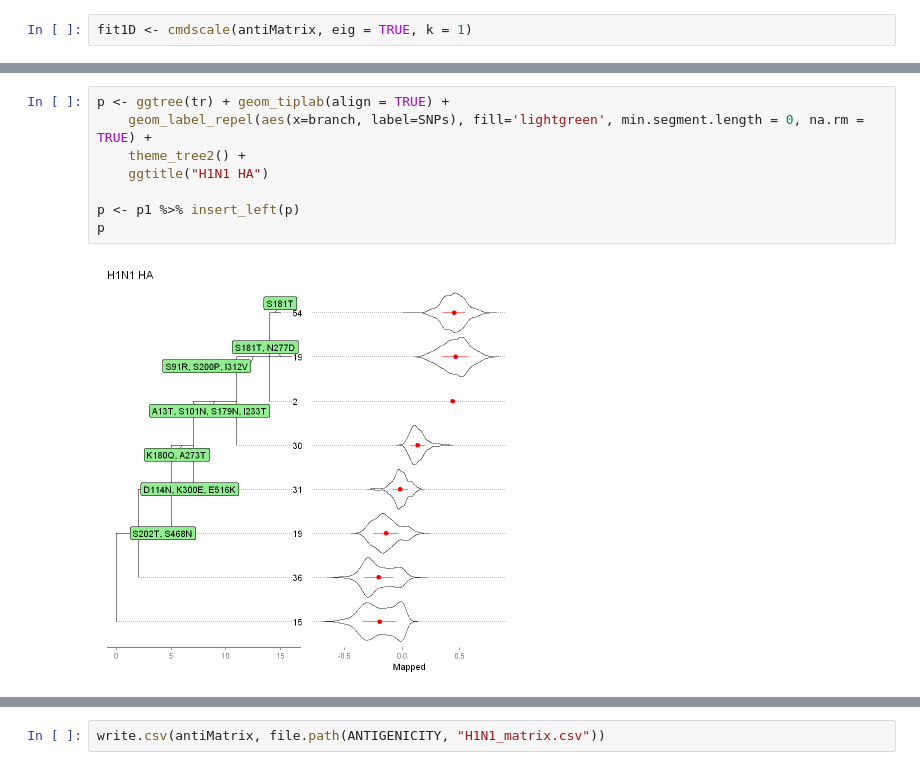
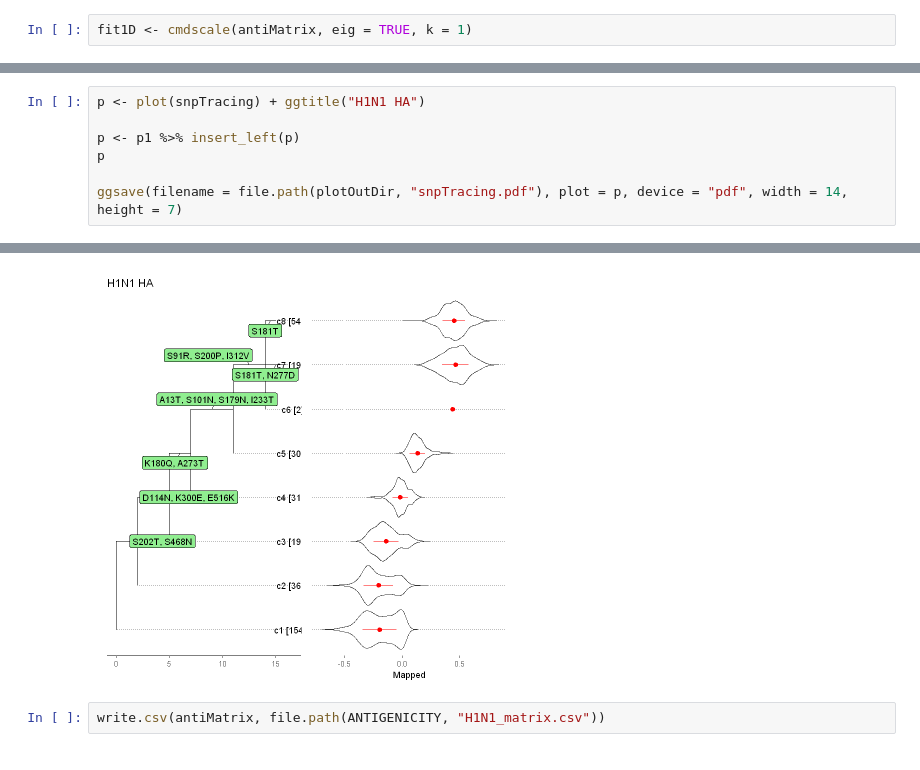
Before and after one commit to Takkoona/phyloColoring, a Jupyter notebook: 1.3_re-emerging_virus.ipynb, the cells around one changed output, grey strips where cells are left out. Drawn from its saved outputs; the diff is of its cells as text.

```diff
--- a/1.3_re-emerging_virus.ipynb
+++ b/1.3_re-emerging_virus.ipynb
@@ -235,10 +103,8 @@ p1
-# %%
-p <- ggtree(tr) + geom_tiplab(align = TRUE) +
-    geom_label_repel(aes(x=branch, label=SNPs), fill='lightgreen', min.segment.length = 0, na.rm = TRUE) +
-    theme_tree2() +
-    ggtitle("H1N1 HA")
-
-p <- p1 %>% insert_left(p)
-p
-# %% [output]
-[figure, removed]
+# %%
+p <- plot(snpTracing) + ggtitle("H1N1 HA")
+
+p <- p1 %>% insert_left(p)
+p
+
+ggsave(filename = file.path(plotOutDir, "snpTracing.pdf"), plot = p, device = "pdf", width = 14, height = 7)
+# %% [output]
@@ -245,3 +116,4 @@ p
+[figure, added]
 # %%
 write.csv(antiMatrix, file.path(ANTIGENICITY, "H1N1_matrix.csv"))
 # %%
```
Also changed, not shown: parts of 32 cells of this notebook, 6 other files.
